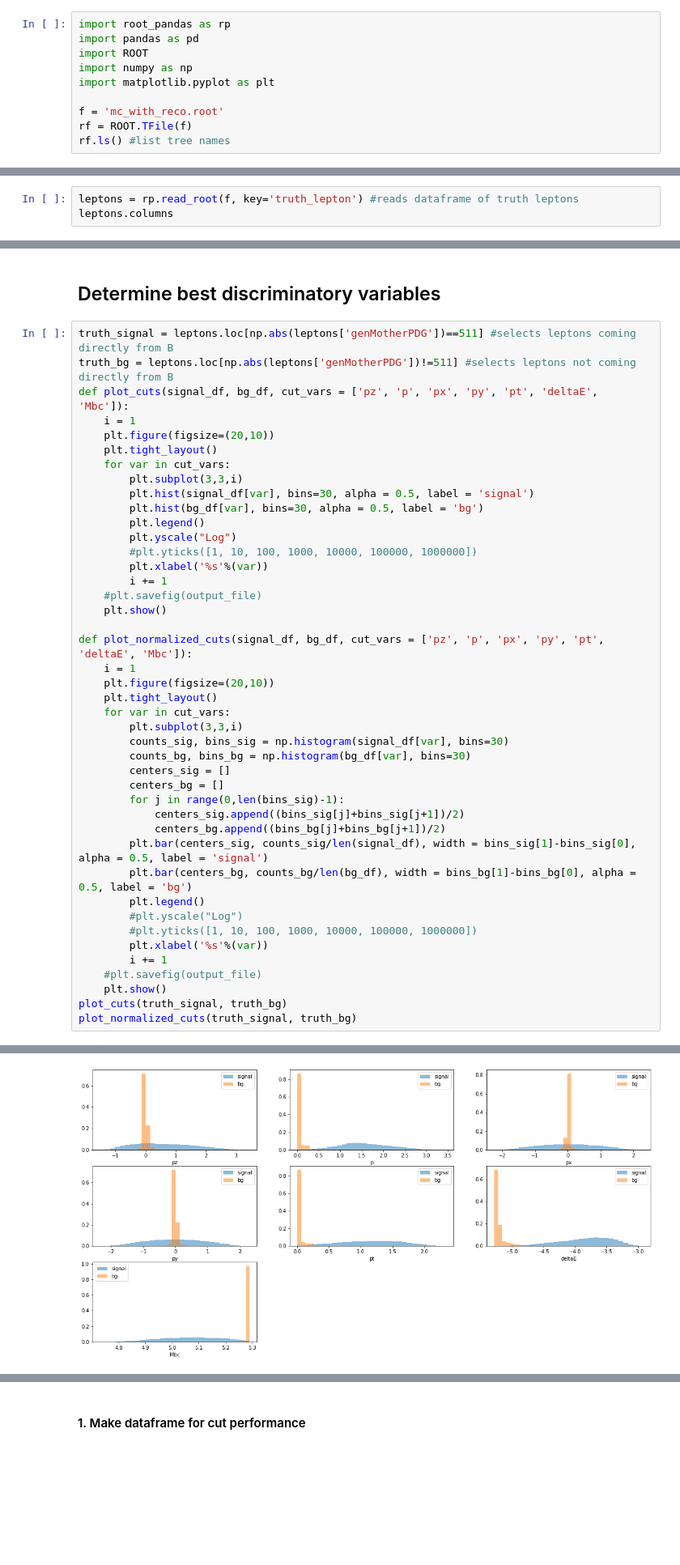
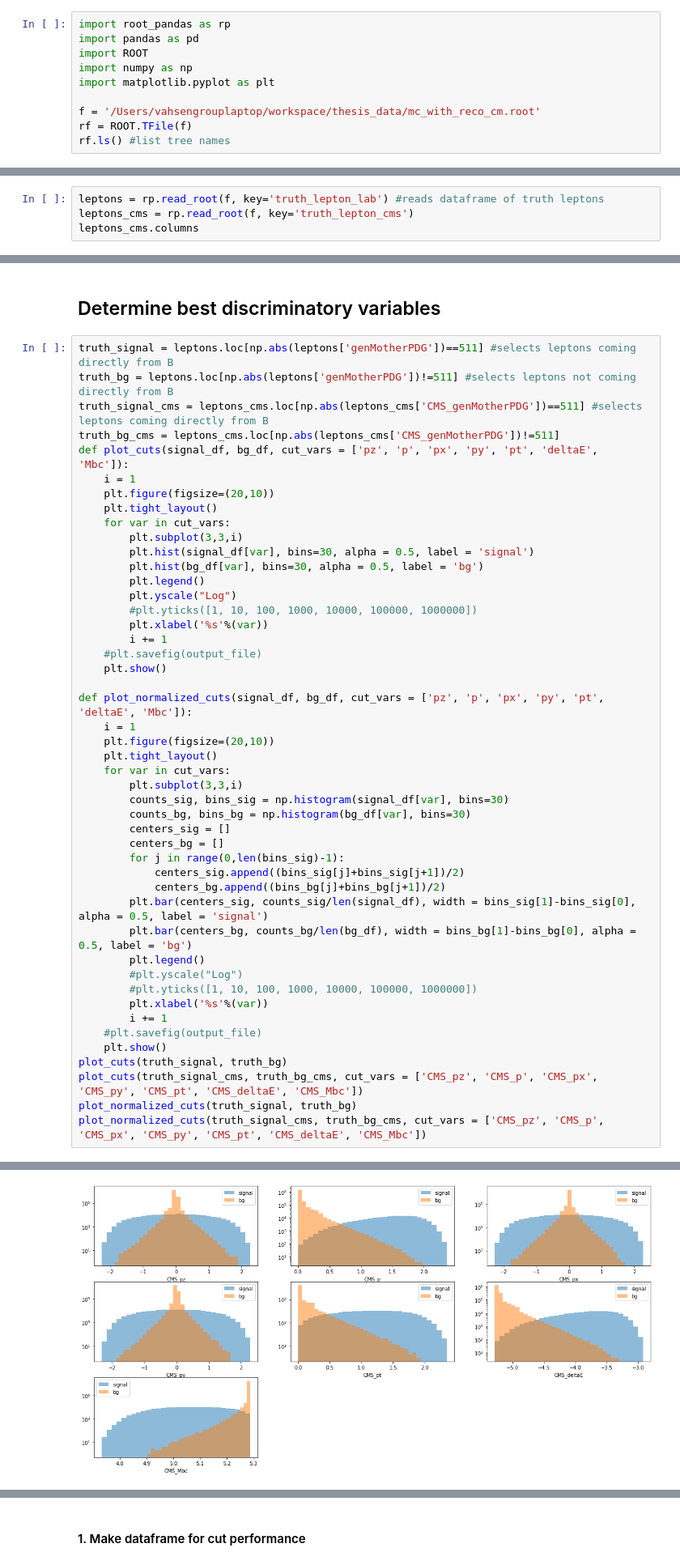
Before and after one commit to jschuel/jeff_workspace, a Jupyter notebook: thesis/truth_mc_analysis/Generating_cuts.ipynb, the cells around one changed output, grey strips where cells are left out. Shown at 81% size. Drawn from its saved outputs; the diff is of its cells as text; blank space fills up the shorter version.

```diff
--- a/thesis/signal_MC/Generating_cuts.ipynb
+++ b/thesis/truth_mc_analysis/Generating_cuts.ipynb
@@ -7,13 +7,14 @@ import ROOT
 import numpy as np
 import matplotlib.pyplot as plt
 
-f = 'mc_with_reco.root'
+f = '/Users/vahsengrouplaptop/workspace/thesis_data/mc_with_reco_cm.root'
 rf = ROOT.TFile(f)
 rf.ls() #list tree names
 # %% [output]
 Welcome to JupyROOT 6.18/04
 # %%
-leptons = rp.read_root(f, key='truth_lepton') #reads dataframe of truth leptons
-leptons.columns
+leptons = rp.read_root(f, key='truth_lepton_lab') #reads dataframe of truth leptons
+leptons_cms = rp.read_root(f, key='truth_lepton_cms')
+leptons_cms.columns
 # %% [output]
 Index(['__experiment__', '__run__', '__event__', '__candidate__',
@@ -33,6 +38,8 @@ Index(['__experiment__', '__run__', '__event__', '__candidate__',
 # %%
 truth_signal = leptons.loc[np.abs(leptons['genMotherPDG'])==511] #selects leptons coming directly from B
 truth_bg = leptons.loc[np.abs(leptons['genMotherPDG'])!=511] #selects leptons not coming directly from B
+truth_signal_cms = leptons_cms.loc[np.abs(leptons_cms['CMS_genMotherPDG'])==511] #selects leptons coming directly from B
+truth_bg_cms = leptons_cms.loc[np.abs(leptons_cms['CMS_genMotherPDG'])!=511]
 def plot_cuts(signal_df, bg_df, cut_vars = ['pz', 'p', 'px', 'py', 'pt', 'deltaE', 'Mbc']):
     i = 1
     plt.figure(figsize=(20,10))
@@ -48,31 +55,33 @@ def plot_cuts(signal_df, bg_df, cut_vars = ['pz', 'p', 'px', 'py', 'pt', 'deltaE
         i += 1
     #plt.savefig(output_file)
     plt.show()
 
 def plot_normalized_cuts(signal_df, bg_df, cut_vars = ['pz', 'p', 'px', 'py', 'pt', 'deltaE', 'Mbc']):
     i = 1
     plt.figure(figsize=(20,10))
     plt.tight_layout()
     for var in cut_vars:
         plt.subplot(3,3,i)
         counts_sig, bins_sig = np.histogram(signal_df[var], bins=30)
         counts_bg, bins_bg = np.histogram(bg_df[var], bins=30)
         centers_sig = []
         centers_bg = []
         for j in range(0,len(bins_sig)-1):
             centers_sig.append((bins_sig[j]+bins_sig[j+1])/2)
             centers_bg.append((bins_bg[j]+bins_bg[j+1])/2)
         plt.bar(centers_sig, counts_sig/len(signal_df), width = bins_sig[1]-bins_sig[0], alpha = 0.5, label = 'signal')
         plt.bar(centers_bg, counts_bg/len(bg_df), width = bins_bg[1]-bins_bg[0], alpha = 0.5, label = 'bg')
         plt.legend()
         #plt.yscale("Log")
         #plt.yticks([1, 10, 100, 1000, 10000, 100000, 1000000])
         plt.xlabel('%s'%(var))
         i += 1
     #plt.savefig(output_file)
     plt.show()
 plot_cuts(truth_signal, truth_bg)
+plot_cuts(truth_signal_cms, truth_bg_cms, cut_vars = ['CMS_pz', 'CMS_p', 'CMS_px', 'CMS_py', 'CMS_pt', 'CMS_deltaE', 'CMS_Mbc'])
 plot_normalized_cuts(truth_signal, truth_bg)
+plot_normalized_cuts(truth_signal_cms, truth_bg_cms, cut_vars = ['CMS_pz', 'CMS_p', 'CMS_px', 'CMS_py', 'CMS_pt', 'CMS_deltaE', 'CMS_Mbc'])
 # %% [output]
 [figure]
-[figure, old version]
+[figure, new version]
```
Also changed, not shown: parts of 8 cells of this notebook, 8 other files.
